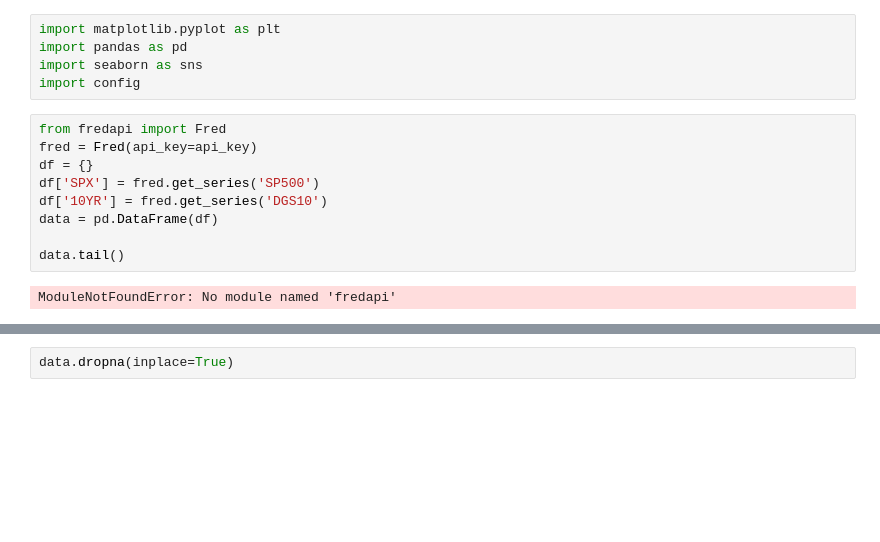
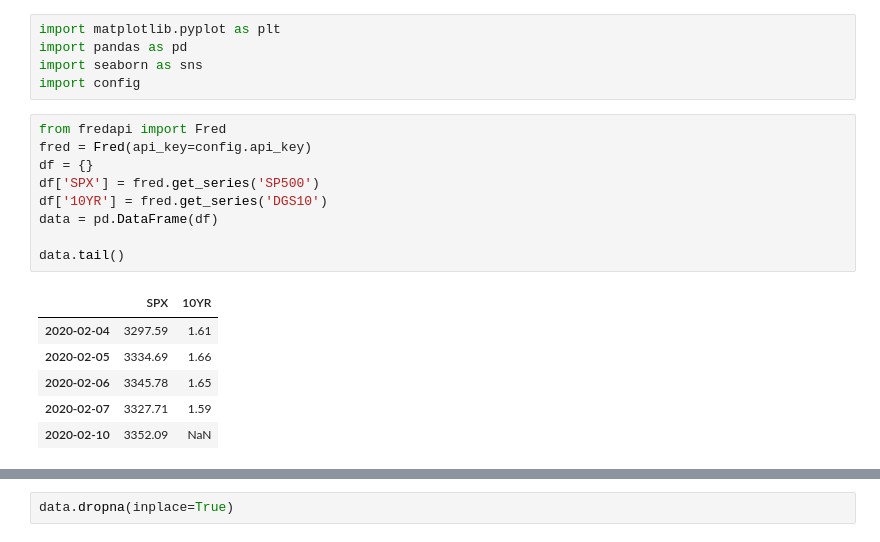
Before and after one commit to jcohen312/time_series_project, a Jupyter notebook: play.ipynb, the cells around one changed output, grey strips where cells are left out. Drawn from its saved outputs; the diff is of its cells as text; blank space fills up the shorter version.

```diff
--- a/play.ipynb
+++ b/play.ipynb
@@ -5,15 +5,20 @@ import seaborn as sns
 import config
 # %%
 from fredapi import Fred
-fred = Fred(api_key=api_key)
+fred = Fred(api_key=config.api_key)
 df = {}
 df['SPX'] = fred.get_series('SP500')
 df['10YR'] = fred.get_series('DGS10')
 data = pd.DataFrame(df)
 
 data.tail()
 # %% [output]
-ModuleNotFoundError: No module named 'fredapi'
+|  | SPX | 10YR |
+| 2020-02-04 | 3297.59 | 1.61 |
+| 2020-02-05 | 3334.69 | 1.66 |
+| 2020-02-06 | 3345.78 | 1.65 |
+| 2020-02-07 | 3327.71 | 1.59 |
+| 2020-02-10 | 3352.09 | NaN |
 # %%
 data.info()
 # %% [output]
```
Also changed, not shown: parts of 2 cells of this notebook.
